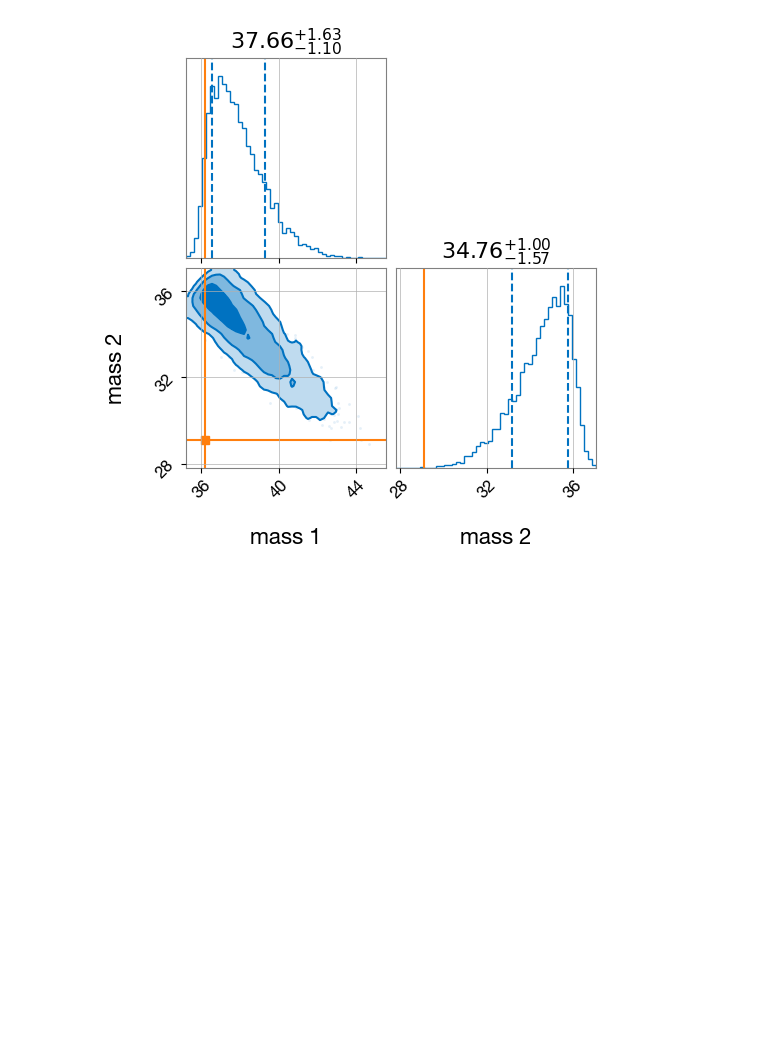
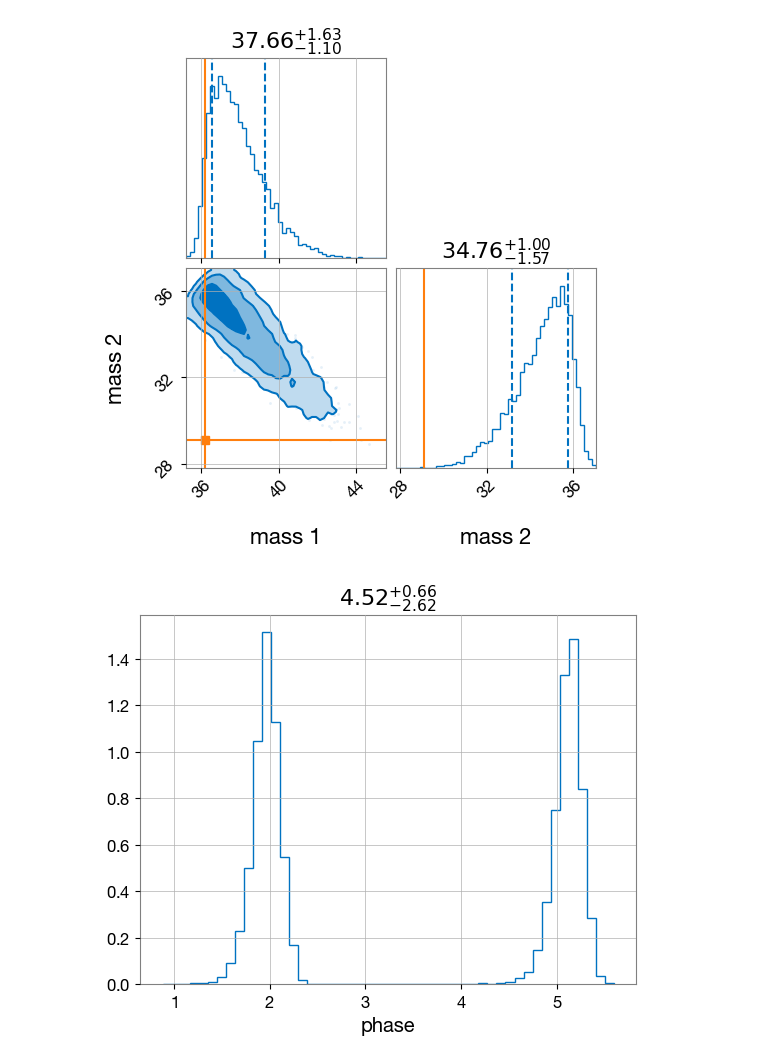
Before and after one commit to maxthebigcoda/astro-projects, a Jupyter notebook: parameter-estimation/bilby_real.ipynb, the cells around one changed output. Saved outputs shown, nothing was run; the diff lists cells and outputs as text; code cells hidden in the pictures; blank space fills up the shorter version.

```diff
--- a/parameter-estimation/bilby_real.ipynb
+++ b/parameter-estimation/bilby_real.ipynb
@@ -391,3 +381,8 @@ parameters = dict(mass_1=36.2, mass_2=29.1)
 result_short.plot_corner(parameters)
 # %% [output]
 [figure]
+# %%
+parameter = dict(phase = 3.14)
+result_short.plot_corner(parameter)
+# %% [output]
+[figure, added]
```
Also changed, not shown: parts of 14 cells of this notebook, 1 other file.
